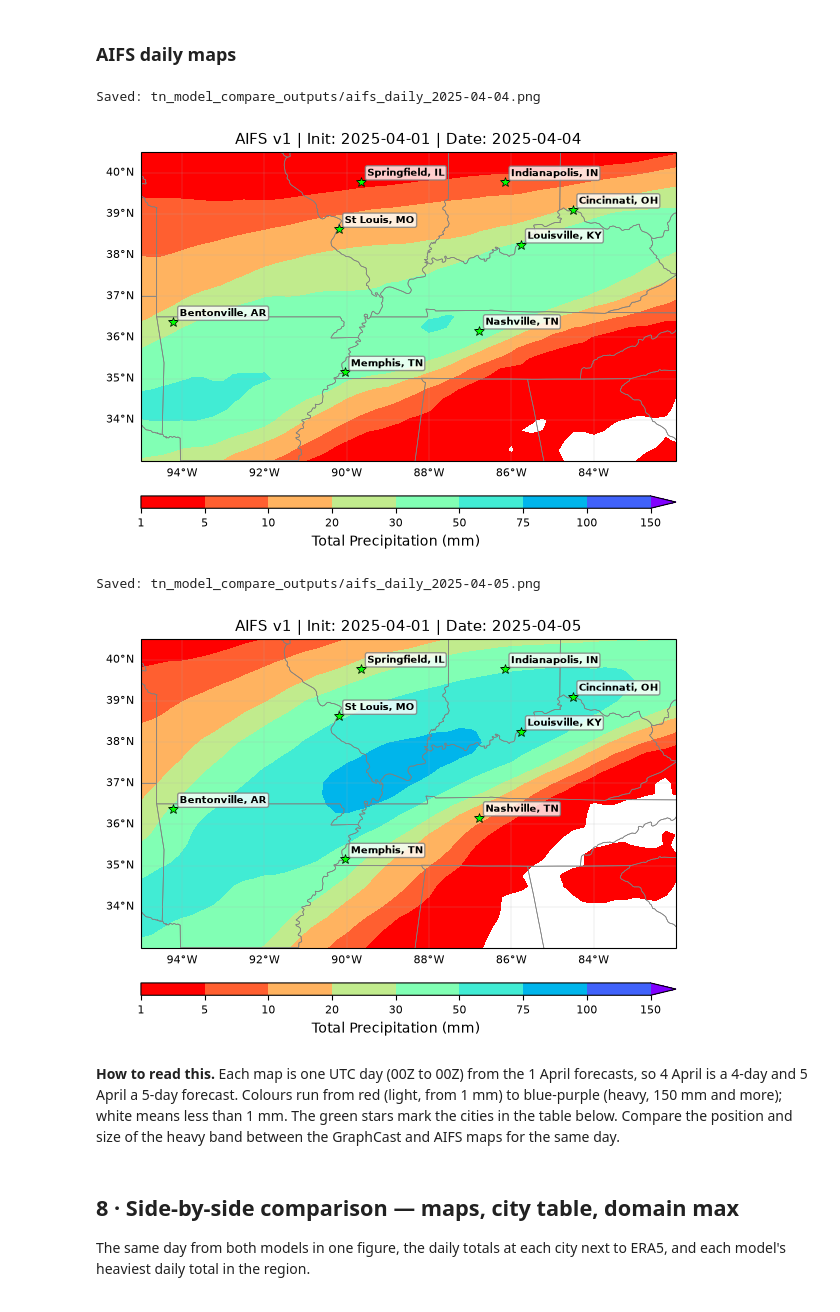
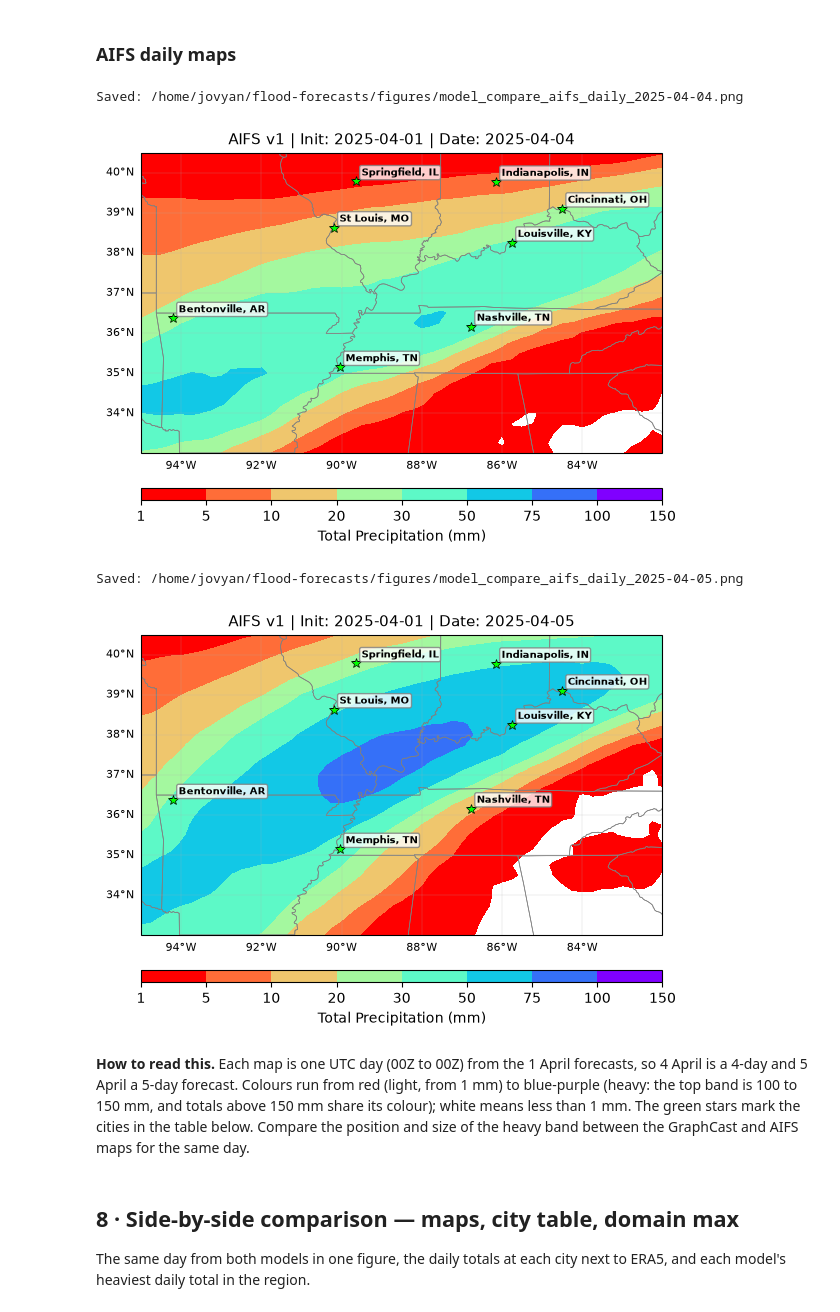
Before and after one commit to ChristianByars/Flood-Forecasts, a Jupyter notebook: tennessee_valley_flood_model_comparison.ipynb, the cells around one changed output. Drawn from its saved outputs; the diff is of its cells as text; code cells hidden in the pictures.

```diff
--- a/tennessee_valley_flood_model_comparison.ipynb
+++ b/tennessee_valley_flood_model_comparison.ipynb
@@ -208,16 +210,16 @@ For both models each `tp06` value is the rain (in metres) that fell in the 6 hou
 # %%
 PRECIP_LEVELS = [1, 5, 10, 20, 30, 50, 75, 100, 150]
 PRECIP_CMAP = plt.cm.rainbow_r  # red = light rain, blue-purple = heavy rain
-PRECIP_NORM = mcolors.BoundaryNorm(PRECIP_LEVELS, PRECIP_CMAP.N, extend="max")
+PRECIP_NORM = mcolors.BoundaryNorm(PRECIP_LEVELS, PRECIP_CMAP.N)
 
 
 def _draw_precip_axes(ax, precip, label, lon, lat, extent, poi=None):
     """Draw one daily-precip field onto a cartopy axes; return the contourf mappable."""
-    # extend="max" colours totals above the top level instead of leaving them blank
+    # totals above the top level are clipped into the top band instead of leaving them blank
     im = ax.contourf(
-        lon, lat, precip,
+        lon, lat, np.clip(precip, None, PRECIP_LEVELS[-1]),
         levels=PRECIP_LEVELS, cmap=PRECIP_CMAP, norm=PRECIP_NORM,
-        transform=ccrs.PlateCarree(), extend="max",
+        transform=ccrs.PlateCarree(),
     )
     ax.add_feature(cfeature.STATES, linewidth=0.5, edgecolor="gray")
     ax.add_feature(cfeature.BORDERS, linewidth=0.8)
@@ -255,8 +257,7 @@ def plot_single_panel(precip, label, lon, lat, extent, poi=None, save_path=None)
         figsize=(6, 8),
     )
     im = _draw_precip_axes(ax, precip, label, lon, lat, extent, poi=poi)
-    cbar = map_colorbar(fig, ax, im, label="Total Precipitation (mm)", orientation="horizontal")
-    cbar.ax.tick_params(labelsize=8)
+    map_colorbar(fig, ax, im, label="Total Precipitation (mm)", orientation="horizontal")
 
     plt.tight_layout()
     if save_path:
@@ -285,8 +286,7 @@ def plot_model_comparison(precip_gc, precip_ai, date, lon, lat, extent, poi, sav
     )
     for ax, precip, name in zip(axes, [precip_gc, precip_ai], ["GraphCast", "AIFS v1"]):
         im = _draw_precip_axes(ax, precip, f"{name} | {date}", lon, lat, extent, poi=poi)
-        cbar = map_colorbar(fig, ax, im, label="Total Precipitation (mm)", orientation="horizontal")
-        cbar.ax.tick_params(labelsize=8)
+        map_colorbar(fig, ax, im, label="Total Precipitation (mm)", orientation="horizontal")
 
     plt.tight_layout()
     if save_path:
@@ -366,6 +366,6 @@ for date in COMPARE_DATES_2M:
         precip,
         f"GraphCast | Init: {FORECAST_INIT[:10]} | Date: {date}",
         gc_io["lon"][:], gc_io["lat"][:], EXTENT, poi=CITIES,
-        save_path=f"{OUTPUT_DIR}/graphcast_daily_{date}.png",
+        save_path=f"{FIG_DIR}/model_compare_graphcast_daily_{date}.png",
     )
 # %% [output]
@@ -378,19 +378,19 @@ Saved: tn_model_compare_outputs/graphcast_daily_2025-04-05.png
 # %%
 for date in COMPARE_DATES_2M:
     precip = compute_daily_total_precip(aifs_io, date, FORECAST_INIT)
     plot_single_panel(
         precip,
         f"AIFS v1 | Init: {FORECAST_INIT[:10]} | Date: {date}",
         aifs_io["lon"][:], aifs_io["lat"][:], EXTENT, poi=CITIES,
-        save_path=f"{OUTPUT_DIR}/aifs_daily_{date}.png",
+        save_path=f"{FIG_DIR}/model_compare_aifs_daily_{date}.png",
     )
 # %% [output]
-Saved: tn_model_compare_outputs/aifs_daily_2025-04-04.png
+Saved: /home/jovyan/flood-forecasts/figures/model_compare_aifs_daily_2025-04-04.png
-[figure, old version]
+[figure, new version]
-Saved: tn_model_compare_outputs/aifs_daily_2025-04-05.png
+Saved: /home/jovyan/flood-forecasts/figures/model_compare_aifs_daily_2025-04-05.png
-[figure, old version]
+[figure, new version]
 # %% [markdown]
-**How to read this.** Each map is one UTC day (00Z to 00Z) from the 1 April forecasts, so 4 April is a 4-day and 5 April a 5-day forecast. Colours run from red (light, from 1 mm) to blue-purple (heavy, 150 mm and more); white means less than 1 mm. The green stars mark the cities in the table below. Compare the position and size of the heavy band between the GraphCast and AIFS maps for the same day.
+**How to read this.** Each map is one UTC day (00Z to 00Z) from the 1 April forecasts, so 4 April is a 4-day and 5 April a 5-day forecast. Colours run from red (light, from 1 mm) to blue-purple (heavy: the top band is 100 to 150 mm, and totals above 150 mm share its colour); white means less than 1 mm. The green stars mark the cities in the table below. Compare the position and size of the heavy band between the GraphCast and AIFS maps for the same day.
 # %% [markdown]
 ## 8 · Side-by-side comparison — maps, city table, domain max
 
```
Also changed, not shown: parts of 8 cells of this notebook, 26 other files.
